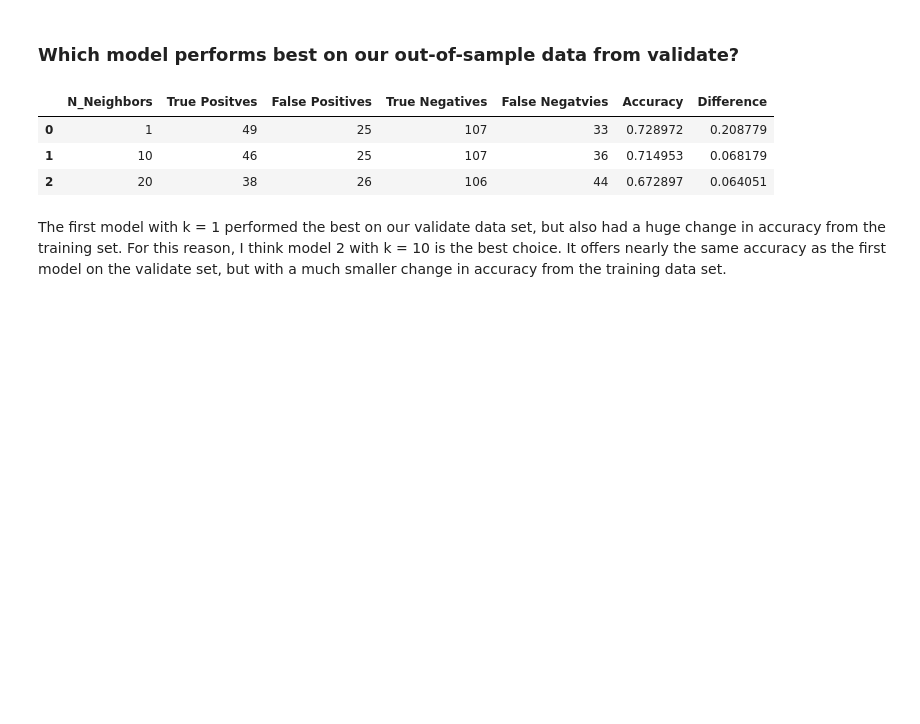
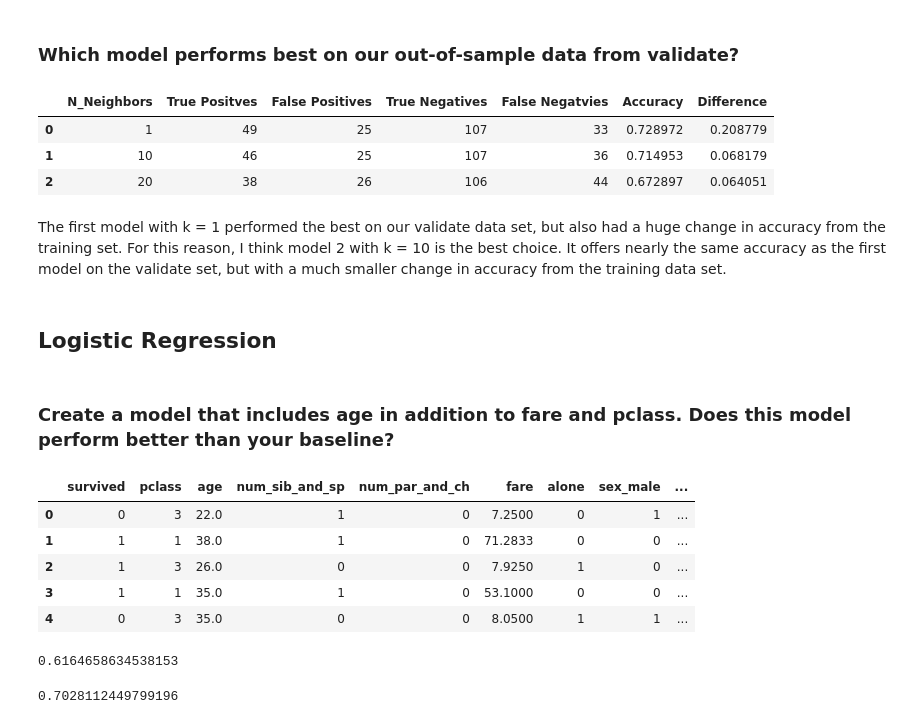
Before and after one commit to johnathon-smith/classification-exercises, a Jupyter notebook: model.ipynb, the cells around one changed output. Cells and saved outputs as stored; diff of their text form; code cells hidden in the pictures; blank space fills up the shorter version.

Commit message:
Modified prepare.py to include function for preparing titanic data with 'age'. Added logistic regression exercises to model.ipynb.

```diff
--- a/model.ipynb
+++ b/model.ipynb
@@ -606,3 +606,18 @@ pd.DataFrame(metrics)
 | 2 | 20 | 38 | 26 | 106 | 44 | 0.672897 | 0.064051 |
 # %% [markdown]
 The first model with k = 1 performed the best on our validate data set, but also had a huge change in accuracy from the training set. For this reason, I think model 2 with k = 10 is the best choice. It offers nearly the same accuracy as the first model on the validate set, but with a much smaller change in accuracy from the training data set.
+# %% [markdown]
+## Logistic Regression
+# %% [markdown]
+### Create a model that includes age in addition to fare and pclass. Does this model perform better than your baseline?
+# %%
+titanic = acquire.get_titanic_data()
+titanic = prepare.prep_titanic_with_age(titanic)
+titanic.head()
+# %% [output]
+|  | survived | pclass | age | num_sib_and_sp | num_par_and_ch | fare | alone | sex_male | ... |
+| 0 | 0 | 3 | 22.0 | 1 | 0 | 7.2500 | 0 | 1 | ... |
+| 1 | 1 | 1 | 38.0 | 1 | 0 | 71.2833 | 0 | 0 | ... |
+| 2 | 1 | 3 | 26.0 | 0 | 0 | 7.9250 | 1 | 0 | ... |
+| 3 | 1 | 1 | 35.0 | 1 | 0 | 53.1000 | 0 | 0 | ... |
+| 4 | 0 | 3 | 35.0 | 0 | 0 | 8.0500 | 1 | 1 | ... |
@@ -608,0 +643,9 @@ The first model with k = 1 performed the best on our validate data set, but also
+# %%
+#Does it perform better than the baseline?
+baseline.score(X_train, y_train)
+# %% [output]
+0.6164658634538153
+# %%
+logit_1.score(X_train[['age','pclass','fare']], y_train)
+# %% [output]
+0.7028112449799196
```
Also changed, not shown: parts of 52 cells of this notebook, 1 other file.
